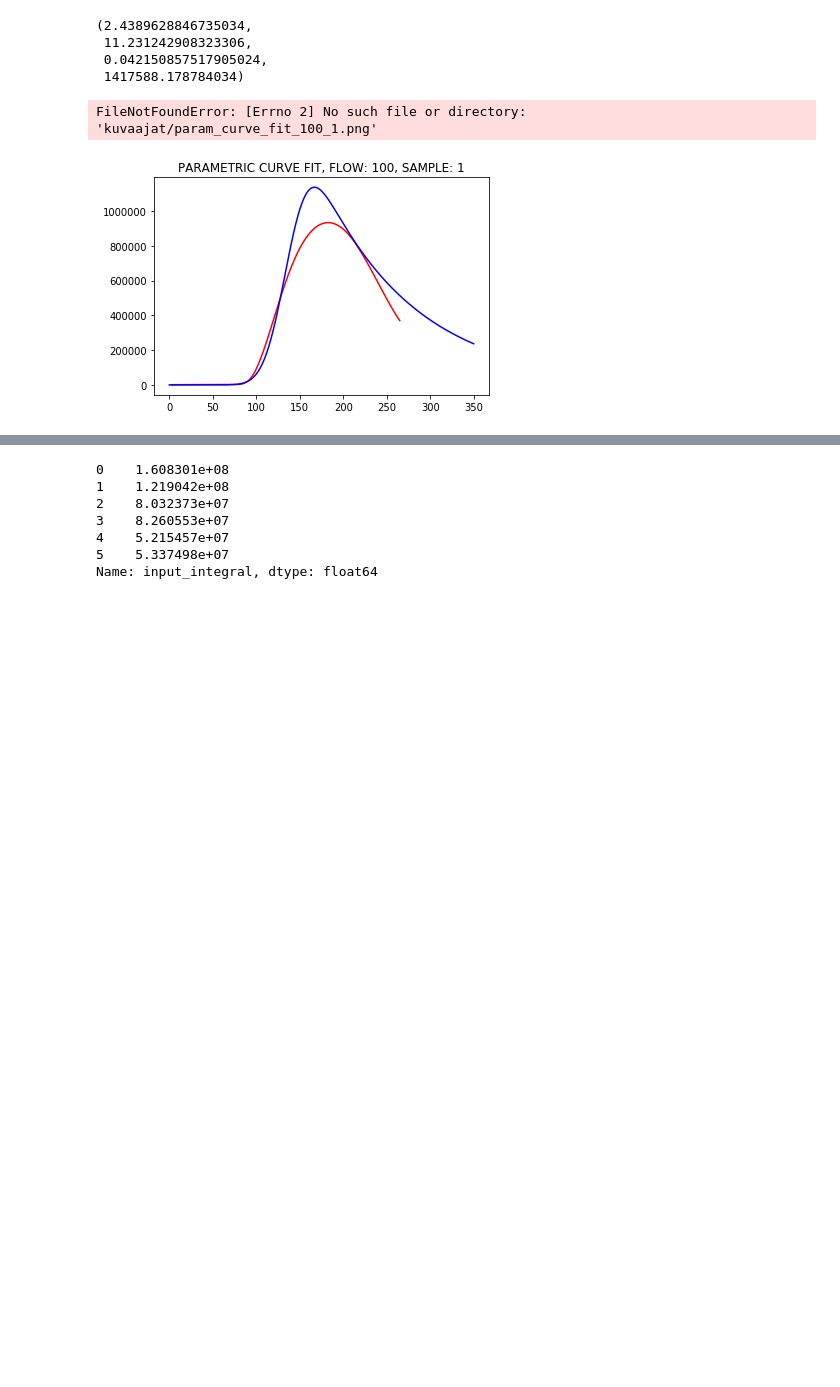
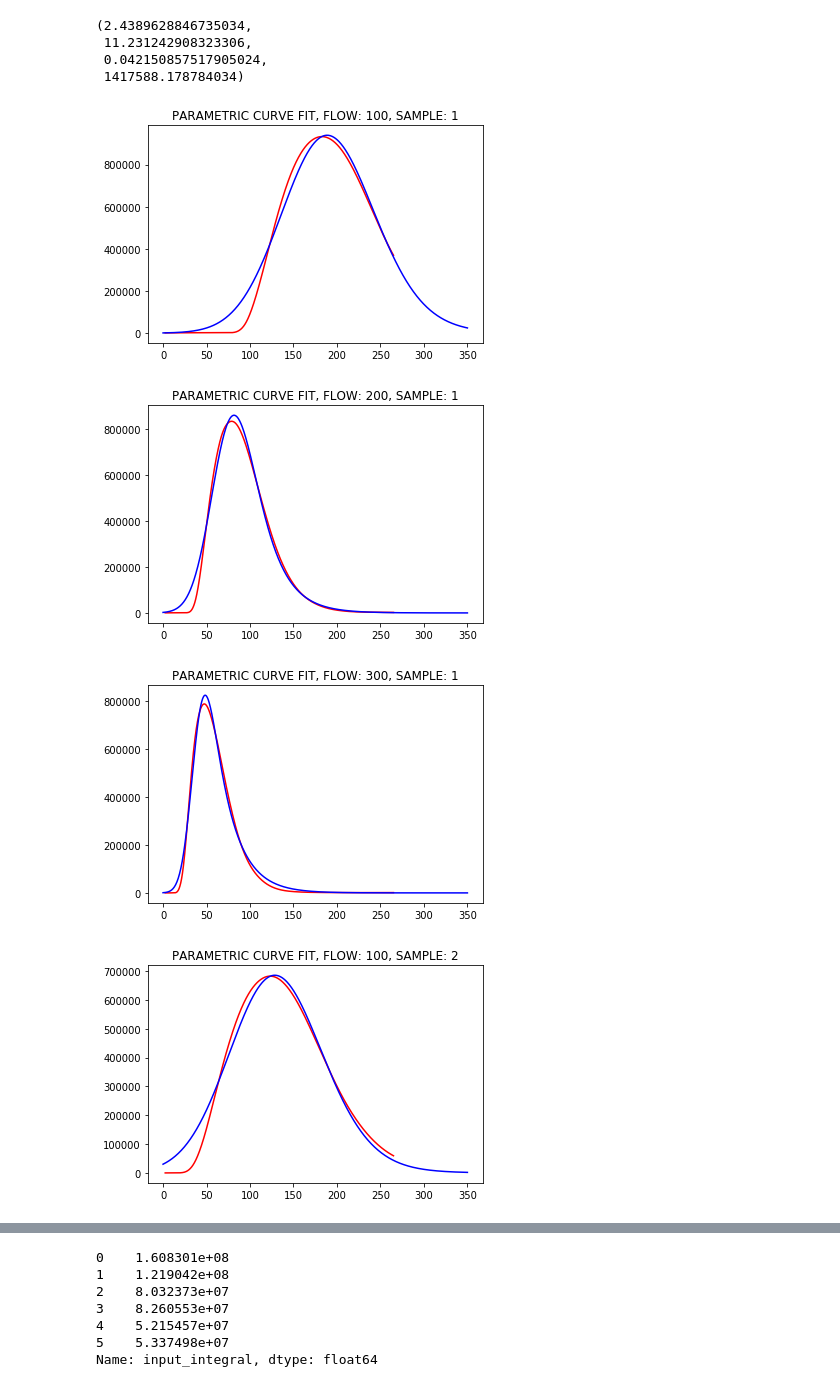
Before and after one commit to MesRot/SMAT_projekti, a Jupyter notebook: src/optimointi_aloitus_v.1.2.ipynb, the cells around one changed output, grey strips where cells are left out. Drawn from its saved outputs; the diff is of its cells as text; code cells hidden in the pictures; blank space fills up the shorter version.

```diff
--- a/src/optimointi_aloitus_v.1.2.ipynb
+++ b/src/optimointi_aloitus_v.1.2.ipynb
@@ -215,3 +215,6 @@ restricted_df = pd.concat(restricted_df)
 3738
 120064.32080873186
 3758
+# %%
+sampled_df["error_weight"] = 1
+sampled_df = sampled_df.assign(error_weigth=(sampled_df["error_weight"]).where((sampled_df["x"] < sampled_df["tissue_x_max"]) & (sampled_df["flow"] == 100) & (sampled_df["sample"] == 1), 2000))
@@ -316,0 +352,5 @@ ENDING SECOND OPTIMIZE. PARAMS: [1449293.18105985]
+# %%
+for i, group in results_df.groupby(["sample", "flow"]):
+    flow = group["flow"].iloc[0]
+    sample = group["sample"].iloc[0]
+    plot_against_predictions(flow, sample, results_df, sampled_df, save=False)
@@ -366,0 +376,33 @@ restricted_df
+# %%
+def get_model_params(flow, results_df):
+    mu_x = results_df[results_df["flow"]==flow]["mu_x"].mean()
+
+    def fit_2d_poly(x, y, variable_to_predict, poly_val):
+        coefficients = np.polyfit(x, y, poly_val)
+        func = np.poly1d(coefficients)
+        value = func(variable_to_predict)
+        return value
+
+    mu_x = fit_2d_poly(results_df["flow"], results_df["mu_x"], flow, 1)
+    sigma = fit_2d_poly(results_df["flow"], results_df["sigma"], flow, 2)
+    lambda_ = fit_2d_poly(results_df["flow"], results_df["lambda_"], flow, 1)
+    h = fit_2d_poly(results_df["flow"], results_df["h"], flow, 1)
+    return mu_x, sigma, lambda_, h
+
+def plot_against_predictions(flow, sample, results_df, df, save=False):
+    #CREATE X-RANGE, GET MODEL PARAMETERS
+    x_range = np.linspace(0, 350, 700)
+    data = get_selected_df(df, flow, sample)
+    input_integral = data["input_integral"].iloc[0]
+    mu_x, sigma, lambda_, h= get_model_params(flow, results_df)
+    # TRANSFORM MU_X -> MU
+    mu = (data["input_x_max"] + mu_x * 1000 / data["flow"]).iloc[0]
+    #CREATE Y-VALUES
+    h = get_selected_df(results_df, flow, sample)["h"].iloc[0]
+    emg_vals = EMG(x_range, mu, sigma, lambda_, h)
+    plt.title(f"PARAMETRIC CURVE FIT, FLOW: {flow}, SAMPLE: {sample}")
+    plt.plot(data["x"], data["s_tissue"], color="r")
+    plt.plot(x_range, emg_vals, color="b")
+    if save:
+        plt.savefig(f"kuvaajat/param_curve_fit_{flow}_{sample}.png")
+    plt.show()
@@ -419,8 +496,10 @@ get_model_params(selected["flow"].iloc[0], selected["input_integral"].iloc[0], r
 # %%
 for i, group in results_df.groupby(["sample", "flow"]):
     flow = group["flow"].iloc[0]
     sample = group["sample"].iloc[0]
-    plot_against_predictions(flow, sample, results_df, sampled_df, save=True)
+    plot_against_predictions(flow, sample, results_df, sampled_df, save=False)
 # %% [output]
-FileNotFoundError: [Errno 2] No such file or directory: 'kuvaajat/param_curve_fit_100_1.png'
-[figure, old version]
+[figure, new version]
+[figure, added]
+[figure, added]
+[figure, added]
```
Also changed, not shown: parts of 16 cells of this notebook, 1 other file.
